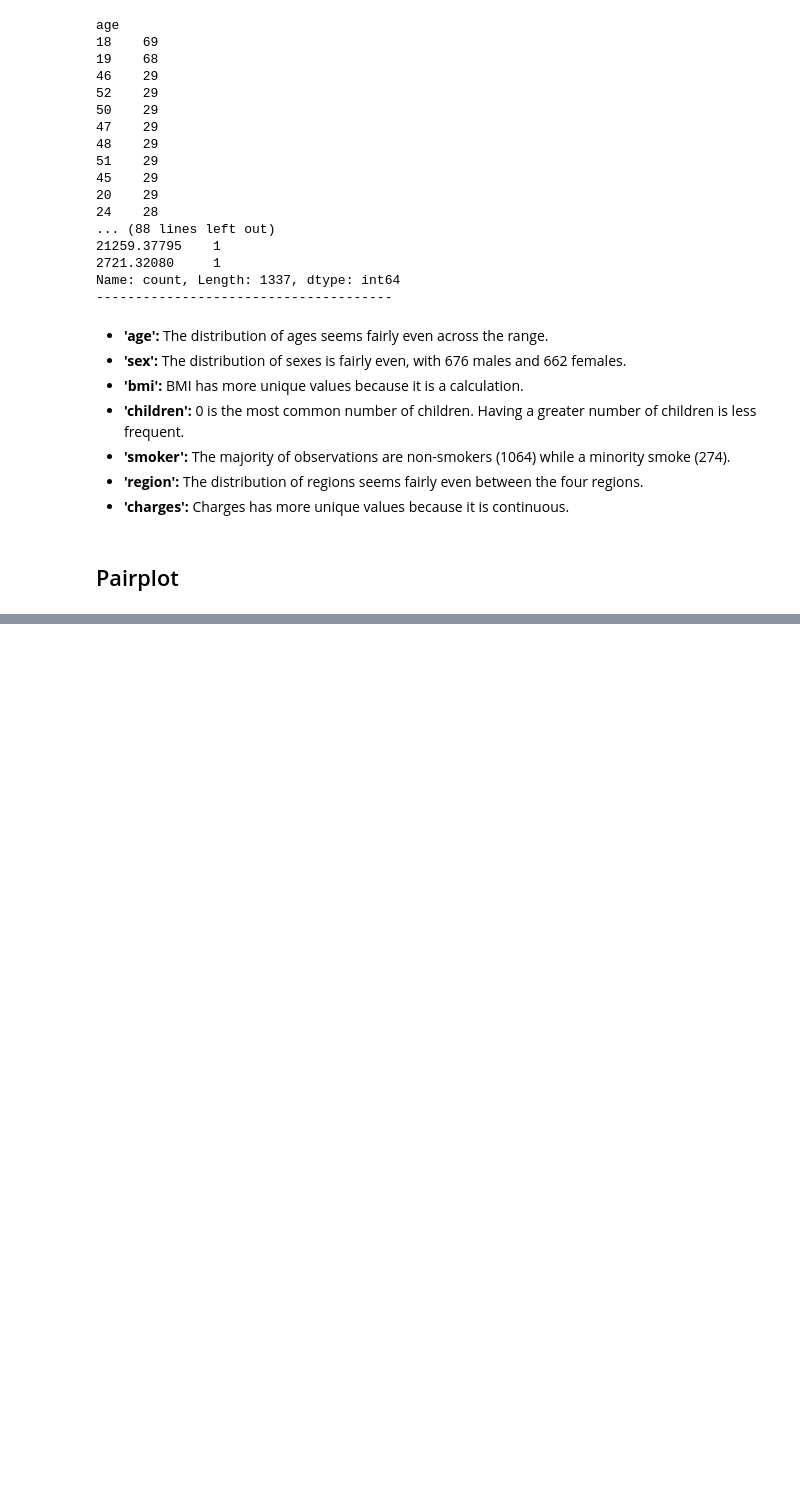
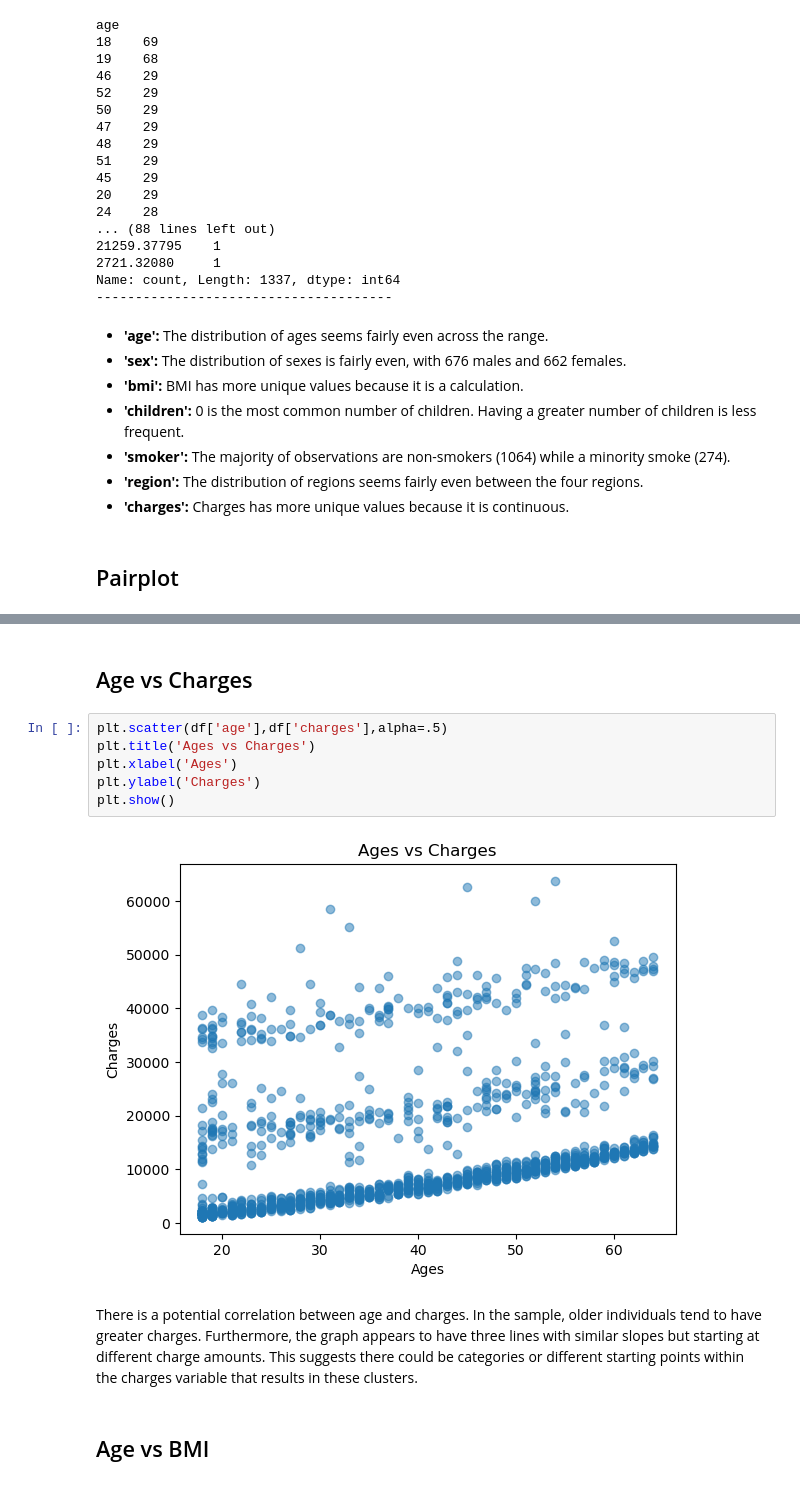
Before and after one commit to joseephwong/Data201_Joseph_Wong, a Jupyter notebook: Day6/HW6.ipynb, the cells around one changed output, grey strips where cells are left out. Drawn from its saved outputs; the diff is of its cells as text; blank space fills up the shorter version.

```diff
--- a/Day6/HW6.ipynb
+++ b/Day6/HW6.ipynb
@@ -170,0 +166,14 @@ df
+# %% [markdown]
+## Age vs Charges
+# %%
+plt.scatter(df['age'],df['charges'],alpha=.5)
+plt.title('Ages vs Charges')
+plt.xlabel('Ages')
+plt.ylabel('Charges')
+plt.show()
+# %% [output]
+[figure, added]
+# %% [markdown]
+There is a potential correlation between age and charges. In the sample, older individuals tend to have greater charges. Furthermore, the graph appears to have three lines with similar slopes but starting at different charge amounts. This suggests there could be categories or different starting points within the charges variable that results in these clusters.
+# %% [markdown]
+## Age vs BMI
```
Also changed, not shown: parts of 15 cells of this notebook.
